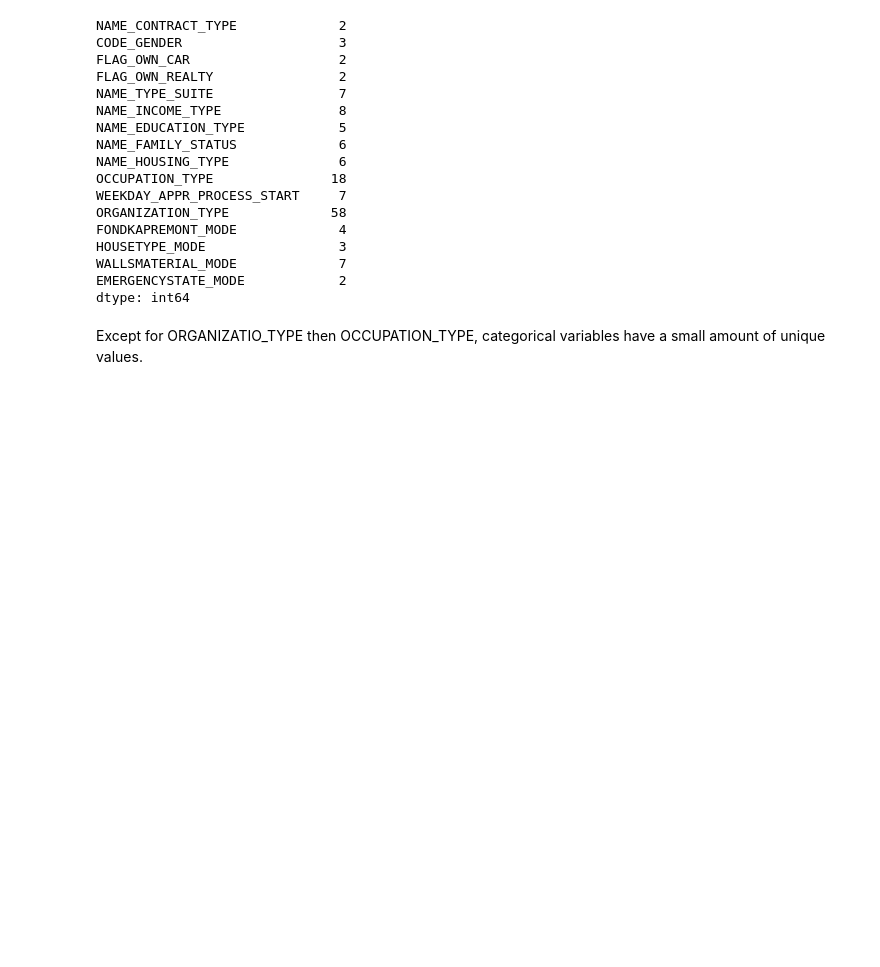
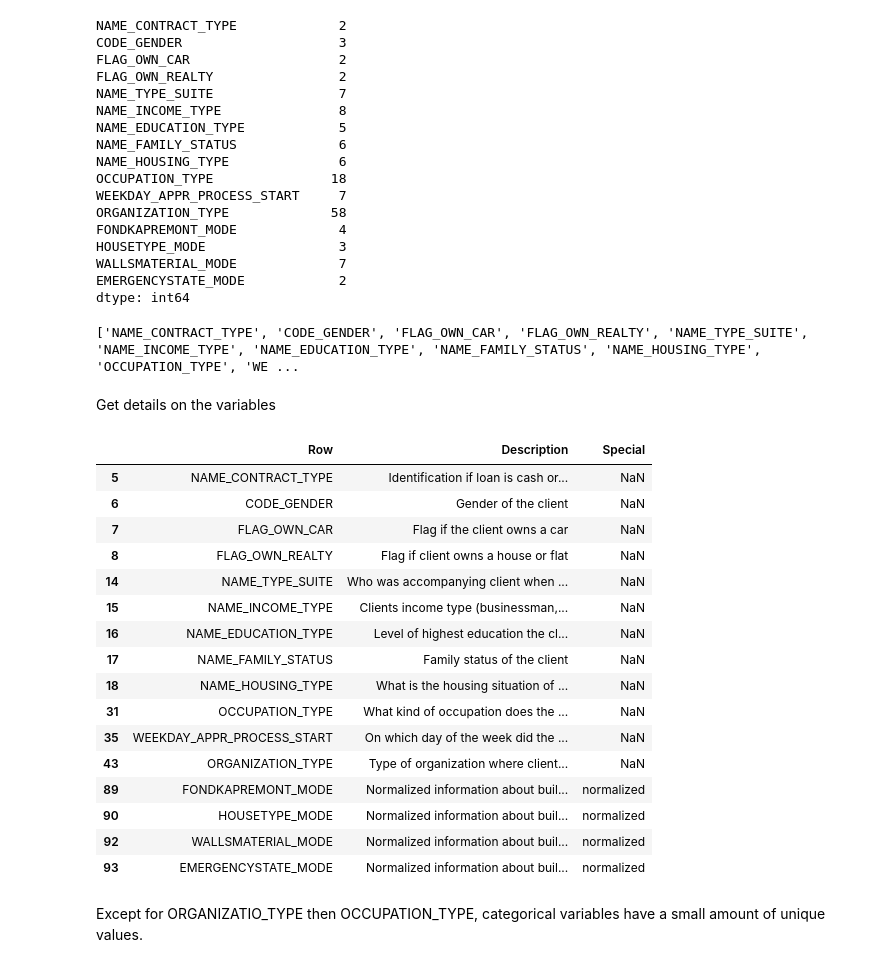
Before and after one commit to Laeti-dev/P4_Credit-Scoring-Model, a Jupyter notebook: ikusawa_laetitia_1_notebook_0824.ipynb, the cells around one changed output. Drawn from its saved outputs; the diff is of its cells as text; code cells hidden in the pictures; blank space fills up the shorter version.

```diff
--- a/ikusawa_laetitia_1_notebook_0824.ipynb
+++ b/ikusawa_laetitia_1_notebook_0824.ipynb
@@ -22,5 +24,7 @@ array(['application_{train|test}.csv', 'bureau.csv', 'bureau_balance.csv',
        'POS_CASH_balance.csv', 'credit_card_balance.csv',
        'previous_application.csv', 'installments_payments.csv'],
       dtype=object)
+# %%
+application_description = columns_descrition[columns_descrition['Table'] == 'application_{train|test}.csv']
 # %% [markdown]
 We will work on the application_train file to start with because it contains our target.
@@ -158,6 +164,35 @@ HOUSETYPE_MODE                 3
 WALLSMATERIAL_MODE             7
 EMERGENCYSTATE_MODE            2
 dtype: int64
+# %%
+categorical_vars = application_train.select_dtypes(include='object').columns.tolist()
+print(categorical_vars)
+# %% [output]
+['NAME_CONTRACT_TYPE', 'CODE_GENDER', 'FLAG_OWN_CAR', 'FLAG_OWN_REALTY', 'NAME_TYPE_SUITE', 'NAME_INCOME_TYPE', 'NAME_EDUCATION_TYPE', 'NAME_FAMILY_STATUS', 'NAME_HOUSING_TYPE', 'OCCUPATION_TYPE', 'WE ...
+# %% [markdown]
+Get details on the variables
+# %%
+# Set the option to display full length of a column
+pd.set_option('display.max_colwidth', None)
+application_description[application_description['Row'].isin(categorical_vars)][["Row", "Description", "Special"]]
+# %% [output]
+|  | Row | Description | Special |
+| 5 | NAME_CONTRACT_TYPE | Identification if loan is cash or... | NaN |
+| 6 | CODE_GENDER | Gender of the client | NaN |
+| 7 | FLAG_OWN_CAR | Flag if the client owns a car | NaN |
+| 8 | FLAG_OWN_REALTY | Flag if client owns a house or flat | NaN |
+| 14 | NAME_TYPE_SUITE | Who was accompanying client when ... | NaN |
+| 15 | NAME_INCOME_TYPE | Clients income type (businessman,... | NaN |
+| 16 | NAME_EDUCATION_TYPE | Level of highest education the cl... | NaN |
+| 17 | NAME_FAMILY_STATUS | Family status of the client | NaN |
+| 18 | NAME_HOUSING_TYPE | What is the housing situation of ... | NaN |
+| 31 | OCCUPATION_TYPE | What kind of occupation does the ... | NaN |
+| 35 | WEEKDAY_APPR_PROCESS_START | On which day of the week did the ... | NaN |
+| 43 | ORGANIZATION_TYPE | Type of organization where client... | NaN |
+| 89 | FONDKAPREMONT_MODE | Normalized information about buil... | normalized |
+| 90 | HOUSETYPE_MODE | Normalized information about buil... | normalized |
+| 92 | WALLSMATERIAL_MODE | Normalized information about buil... | normalized |
+| 93 | EMERGENCYSTATE_MODE | Normalized information about buil... | normalized |
 # %% [markdown]
 Except for ORGANIZATIO_TYPE then OCCUPATION_TYPE, categorical variables have a small amount of unique values.
 # %% [markdown]
```
Also changed, not shown: parts of 5 cells of this notebook, 1 other file.
